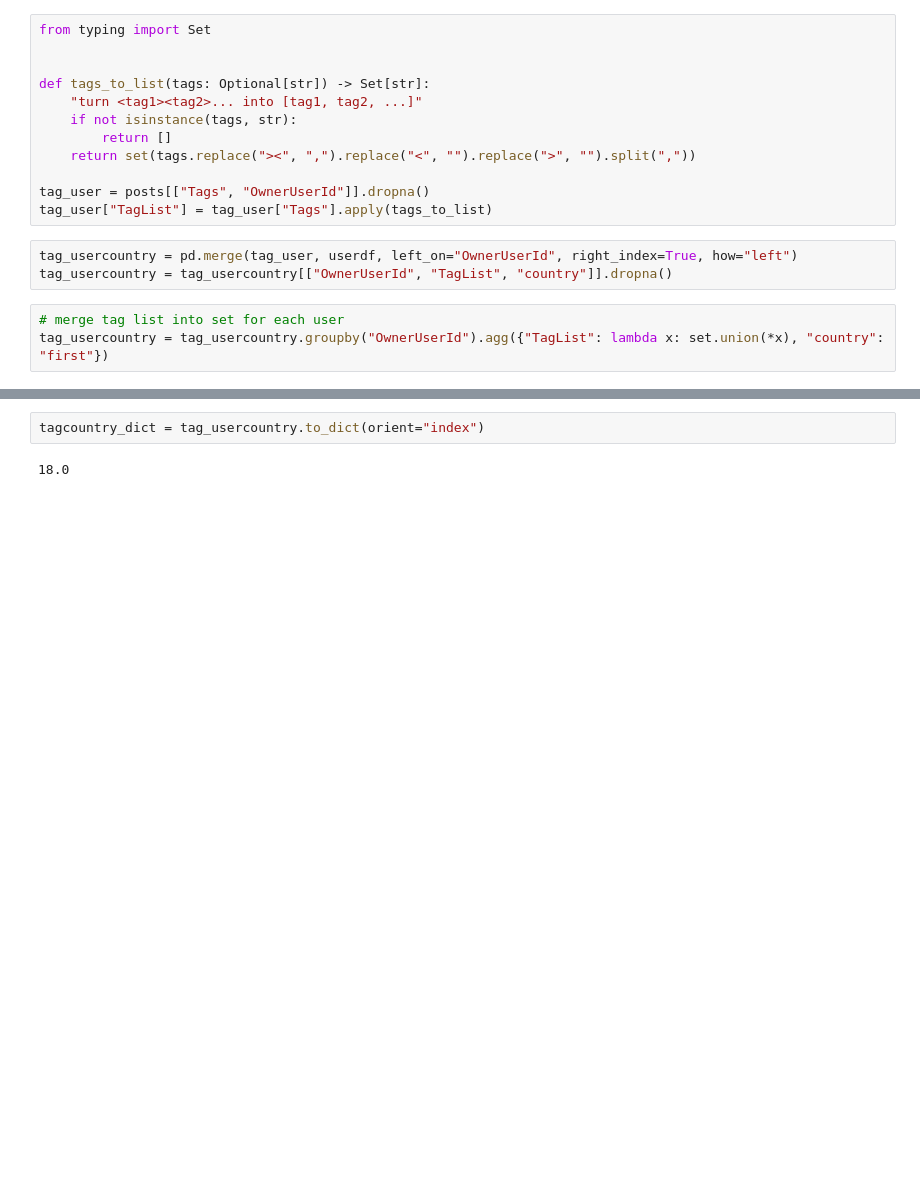
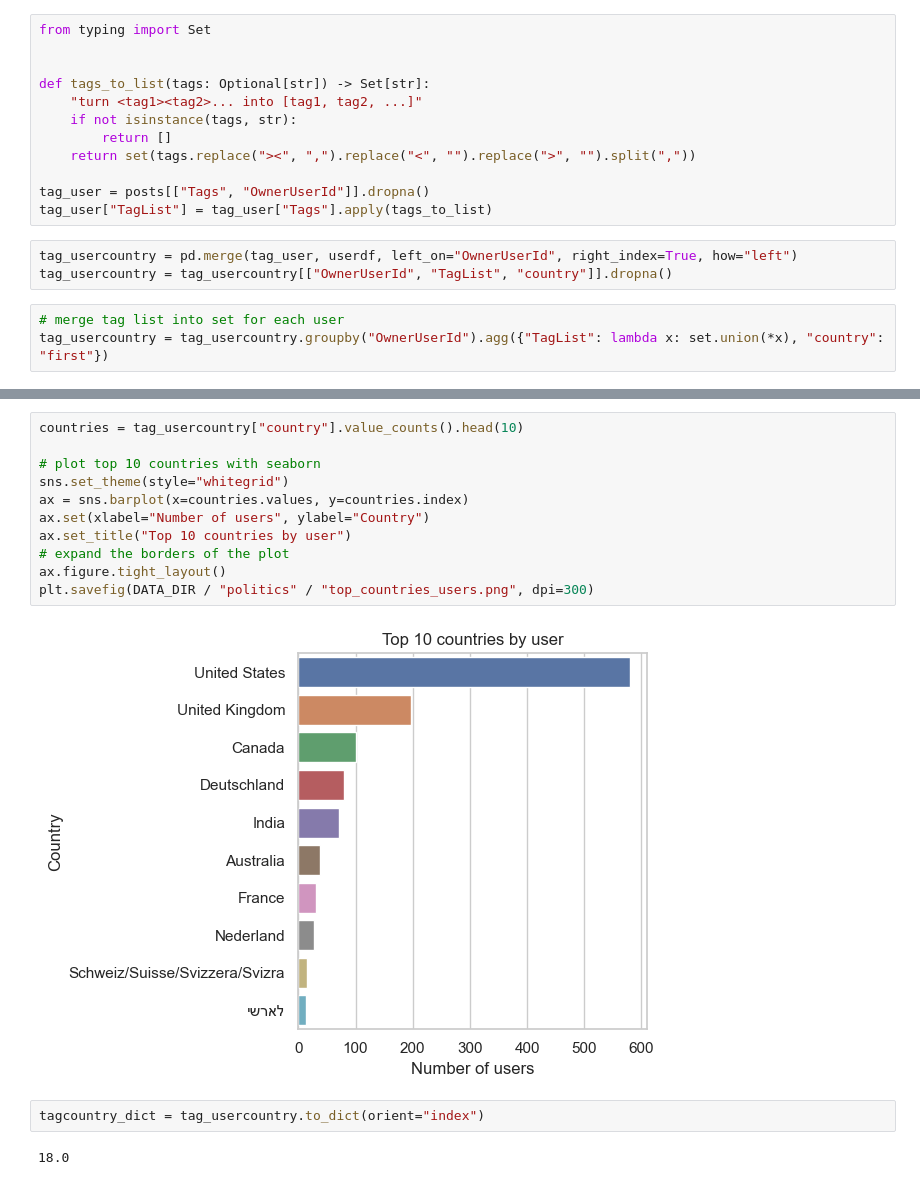
Before and after one commit to Rysias/IntroducingPython, a Jupyter notebook: assignments/FinalGroupAssignment_JHR.ipynb, the cells around one changed output, grey strips where cells are left out. Cells and saved outputs as stored; diff of their text form; blank space fills up the shorter version.

```diff
--- a/assignments/FinalGroupAssignment_JHR.ipynb
+++ b/assignments/FinalGroupAssignment_JHR.ipynb
@@ -327,3 +366,16 @@ tag_usercountry = tag_usercountry.groupby("OwnerUserId").agg({"TagList": lambda
+# %%
+countries = tag_usercountry["country"].value_counts().head(10)
+
+# plot top 10 countries with seaborn
+sns.set_theme(style="whitegrid")
+ax = sns.barplot(x=countries.values, y=countries.index)
+ax.set(xlabel="Number of users", ylabel="Country")
+ax.set_title("Top 10 countries by user")
+# expand the borders of the plot
+ax.figure.tight_layout()
+plt.savefig(DATA_DIR / "politics" / "top_countries_users.png", dpi=300)
+# %% [output]
+[figure, added]
 # %%
 tagcountry_dict = tag_usercountry.to_dict(orient="index")
 # %% [output]
```
Also changed, not shown: parts of 7 cells of this notebook, 2 other files.
